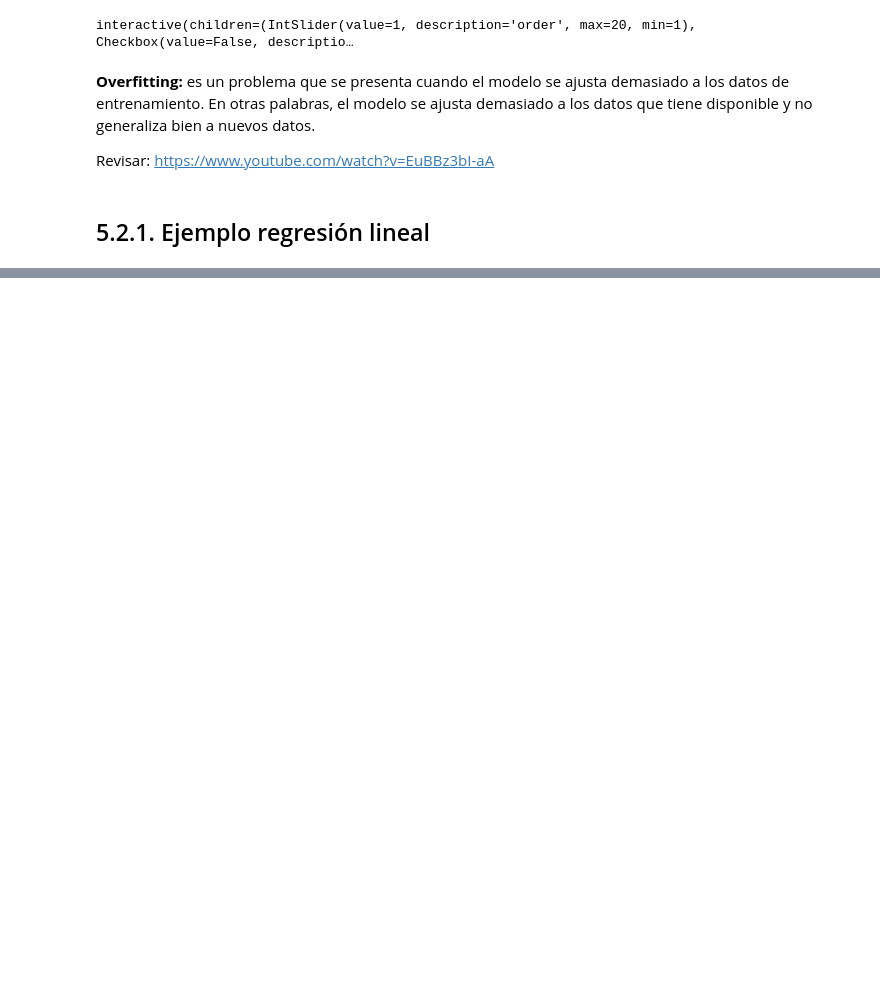
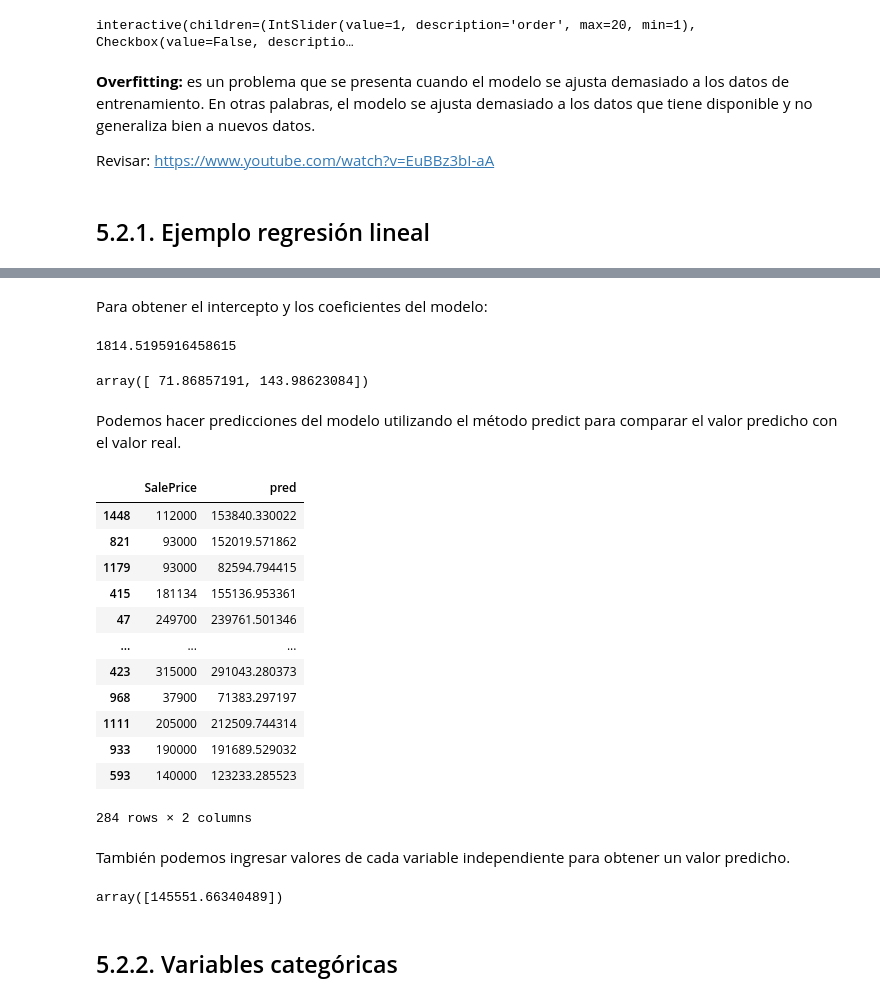
Before and after one commit to alejo-acosta/pmdb-material, a Jupyter notebook: _build/jupyter_execute/5.0-modelamiento.ipynb, the cells around one changed output, grey strips where cells are left out. Saved outputs shown, nothing was run; the diff lists cells and outputs as text; code cells hidden in the pictures; blank space fills up the shorter version.

```diff
--- a/_build/jupyter_execute/5.0-modelamiento.ipynb
+++ b/_build/jupyter_execute/5.0-modelamiento.ipynb
@@ -232,13 +264,6 @@ from sklearn.linear_model import LinearRegression
 from sklearn.model_selection import train_test_split
 
 y = df['SalePrice']
-X = df[['GrLivArea']]
+X = df[['GrLivArea', 'GarageArea']]
 
 X_train, X_test, y_train, y_test = train_test_split(X, y, test_size=0.2)
-
-lr = LinearRegression()
-
-lr.fit(X_train, y_train)
-
-print('Intercept: ', lr.intercept_)
-print('Coef: ', lr.coef_)
@@ -249,0 +278,3 @@ Coef:  [101.43109191]
+# %%
+modelo_rl = LinearRegression()
+modelo_rl.fit(X_train, y_train)
@@ -249,0 +289,41 @@ Coef:  [101.43109191]
+# %% [markdown]
+Para obtener el intercepto y los coeficientes del modelo:
+# %%
+modelo_rl.intercept_
+# %% [output]
+1814.5195916458615
+# %%
+modelo_rl.coef_
+# %% [output]
+array([ 71.86857191, 143.98623084])
+# %% [markdown]
+Podemos hacer predicciones del modelo utilizando el método predict para comparar el valor predicho con el valor real.
+# %%
+pred = modelo_rl.predict(X_test)
+# %%
+y_test_df = pd.DataFrame(y_test)
+y_test_df['pred'] = pred
+
+y_test_df
+# %% [output]
+|  | SalePrice | pred |
+| 1448 | 112000 | 153840.330022 |
+| 821 | 93000 | 152019.571862 |
+| 1179 | 93000 | 82594.794415 |
+| 415 | 181134 | 155136.953361 |
+| 47 | 249700 | 239761.501346 |
+| ... | ... | ... |
+| 423 | 315000 | 291043.280373 |
+| 968 | 37900 | 71383.297197 |
+| 1111 | 205000 | 212509.744314 |
+| 933 | 190000 | 191689.529032 |
+| 593 | 140000 | 123233.285523 |
+284 rows × 2 columns
+# %% [markdown]
+También podemos ingresar valores de cada variable independiente para obtener un valor predicho.
+# %%
+modelo_rl.predict([[2000, 0]])
+# %% [output]
+array([145551.66340489])
+# %% [markdown]
+## 5.2.2. Variables categóricas
```
Also changed, not shown: parts of 34 cells of this notebook, 41 other files.
